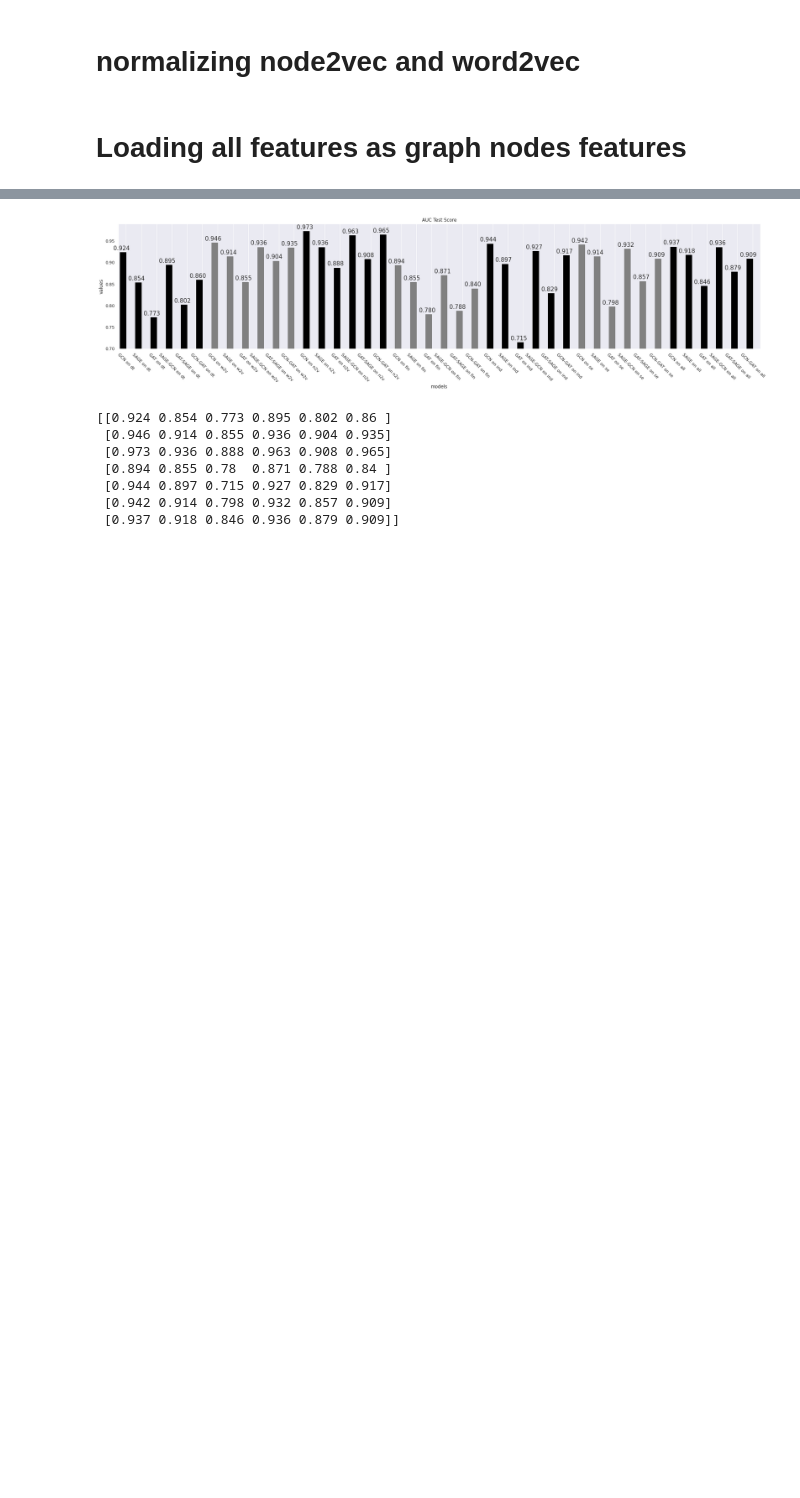
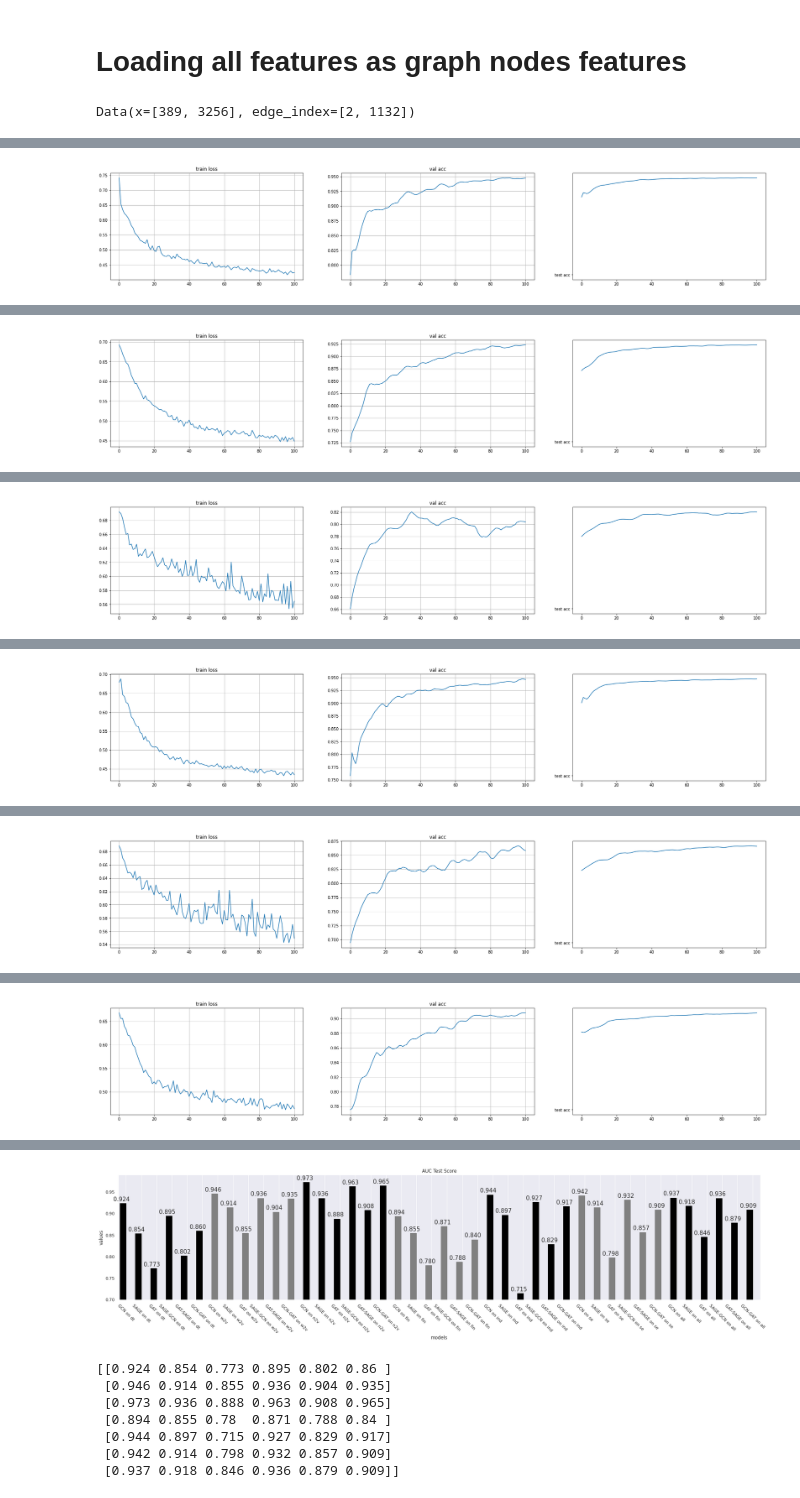
Before and after one commit to sinaziaee/DComG, a Jupyter notebook: model_feature_comparison.ipynb, the cells around one changed output, grey strips where cells are left out. Drawn from its saved outputs; the diff is of its cells as text; code cells hidden in the pictures; blank space fills up the shorter version.

```diff
--- a/model_feature_comparison.ipynb
+++ b/model_feature_comparison.ipynb
@@ -2,10 +2,11 @@
 from splitters import k_fold_edge_split, train_test_split_edges
 from dataset_loader import load_dataframes
 from model import Net
-from utils import train_model, device_finder, train_model_on_folds, predict_edges, plot_layers_curve, plotter
-from utils import train_model_on_folds_and_decode_all, predict_new_edges, predict_top_edges, all_features_graph_data
+from utils import train_model, device_finder, train_model_on_folds, predict_edges, plot_layers_curve, plotter, create_drugs_info_list_and_dict
+from utils import train_model_on_folds_and_decode_all, predict_new_edges, predict_top_edges, all_features_graph_data, save_preds_in_csv
+from utils import predict_all_top_edges, predict_top_new_edges
 import warnings
-from graph_data_creater import create_graph_data_with_different_features
+from graph_data_creater import create_graph_data_with_different_features, create_graph_data
 from sklearn.decomposition import PCA
 from sklearn.preprocessing import StandardScaler, MinMaxScaler
 from torch_geometric.transforms import LocalDegreeProfile
@@ -20,9 +21,9 @@ import matplotlib.pyplot as plt
 warnings.simplefilter(action='ignore', category=FutureWarning)
 
 df_list = [final_dt_df, final_w2v_df, final_nv_df, final_fin_df, final_in_df, final_se_df, all_df] = load_dataframes()
-data_list = [data_dt, data_w2v, data_n2v, data_fin, data_in, data_se] = create_graph_data_with_different_features()
-data_all = all_features_graph_data(final_in_df, df_list[:-1], all_df)
-data_list.append(data_all)
+data_list, reverse_node_dict_list = create_graph_data_with_different_features(with_reverse=True)
+[data_dt, data_w2v, data_n2v, data_fin, data_in, data_se] = data_list
+[nodes_dt_dict, nodes_w2v_dict, nodes_n2v_dict, nodes_fin_dict, nodes_in_dict, nodes_se_dict] = reverse_node_dict_list
 # %%
 device = device_finder()
 # number of channels
@@ -34,8 +35,8 @@ all_v_list = []
 all_te_list = []
 all_prob_adj_list = []
 
-# for data in data_list:
-for data in [data_n2v]:
+for data in data_list:
+# for data in [data_n2v, data_dt]:
     # creating folds
     folds = k_fold_edge_split(data, only_upper_triangular_portion=False)
     in_channels = folds[0].num_features
@@ -45,8 +46,8 @@ for data in [data_n2v]:
     te_list = []
     prob_adj_list = []
 
-    # for index in range(0, 6):
-    for index in range(0, 1):
+    for index in range(0, 6):
+    # for index in range(0, 3):
         train_loss, val_auc, test_auc, model, prob_adj = train_model_on_folds_and_decode_all(folds=folds, data=data,
                                     num_epochs=101, index=index, in_channels=in_channels, hid_channels=hid_channels,
                                     out_channels=out_channels, device=device, model_class=Net, lr=0.0005, verbose=0)
@@ -127,8 +126,6 @@ for edge in all_df.values:
     if list(edge) not in all_edges and [edge[1], edge[0]] not in all_edges:
         all_edges.append(list(edge))
         all_edges.append([edge[1], edge[0]])
-# %% [markdown]
-# normalizing node2vec and word2vec
 # %%
 # word2vec
 df1 = final_w2v_df.iloc[:, :200].values
@@ -152,11 +149,17 @@ for i, col in enumerate(final_nv_df.columns):
 # Loading all features as graph nodes features
 # %%
 df_list = [final_dt_df, final_w2v_df, final_nv_df, final_fin_df, final_in_df, final_se_df]
+# %%
+data
+# %% [output]
+Data(x=[389, 3256], edge_index=[2, 1132])
 # %%
 folds = k_fold_edge_split(data, only_upper_triangular_portion=True, val_ratio=0.2, test_ratio=0.2)
 folds.append(data)
 
 device = device_finder()
+
+folds = k_fold_edge_split(data, only_upper_triangular_portion=False)
 
 in_channels = folds[0].num_features
 hid_channels = 128
@@ -165,14 +168,18 @@ out_channels = 64
 t_list = []
 v_list = []
 te_list = []
+prob_adj_list = []
 
 for index in range(0, 6):
-    train_loss, val_acc, test_acc, model, val_aupr, test_aupr, val_fscore, test_fscore = train_model_on_folds(folds=folds,
-    num_epochs=101, index=index, in_channels=in_channels, hid_channels=hid_channels, out_channels=out_channels,
-    device=device, model_class=Net, lr=0.0005, verbose=0)
+    train_loss, val_auc, test_auc, model, prob_adj = train_model_on_folds_and_decode_all(folds=folds, data=data,
+                                num_epochs=101, index=index, in_channels=in_channels, hid_channels=hid_channels,
+                                out_channels=out_channels, device=device, model_class=Net, lr=0.0005, verbose=0)
+    t_list.append(train_loss[99])
+    v_list.append(val_auc[99])
+    te_list.append(test_auc[99])
+    prob_adj_list.append(prob_adj)
 
-    t_list.append(train_loss)
-    v_list.append(val_acc)
-    te_list.append(test_acc)
-
-all_te_list.append(te_list)
+    all_t_list.append(t_list)
+    all_v_list.append(v_list)
+    all_te_list.append(te_list)
+# %% [output]
@@ -178,0 +187 @@ all_te_list.append(te_list)
+[figure, added]
@@ -178,0 +189 @@ all_te_list.append(te_list)
+[figure, added]
@@ -178,0 +191 @@ all_te_list.append(te_list)
+[figure, added]
@@ -178,0 +193 @@ all_te_list.append(te_list)
+[figure, added]
@@ -178,0 +195 @@ all_te_list.append(te_list)
+[figure, added]
@@ -178,0 +197 @@ all_te_list.append(te_list)
+[figure, added]
```
Also changed, not shown: parts of 13 cells of this notebook, 3 other files.
